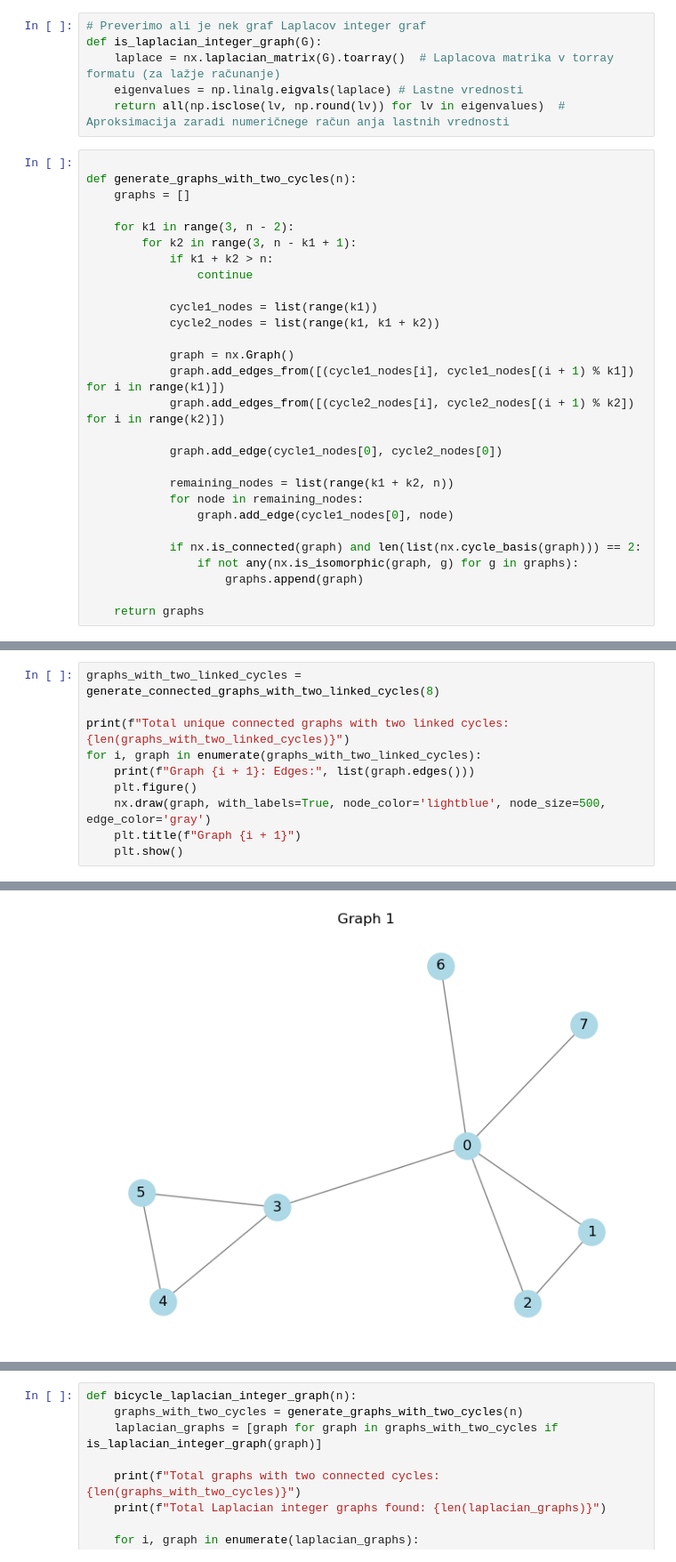
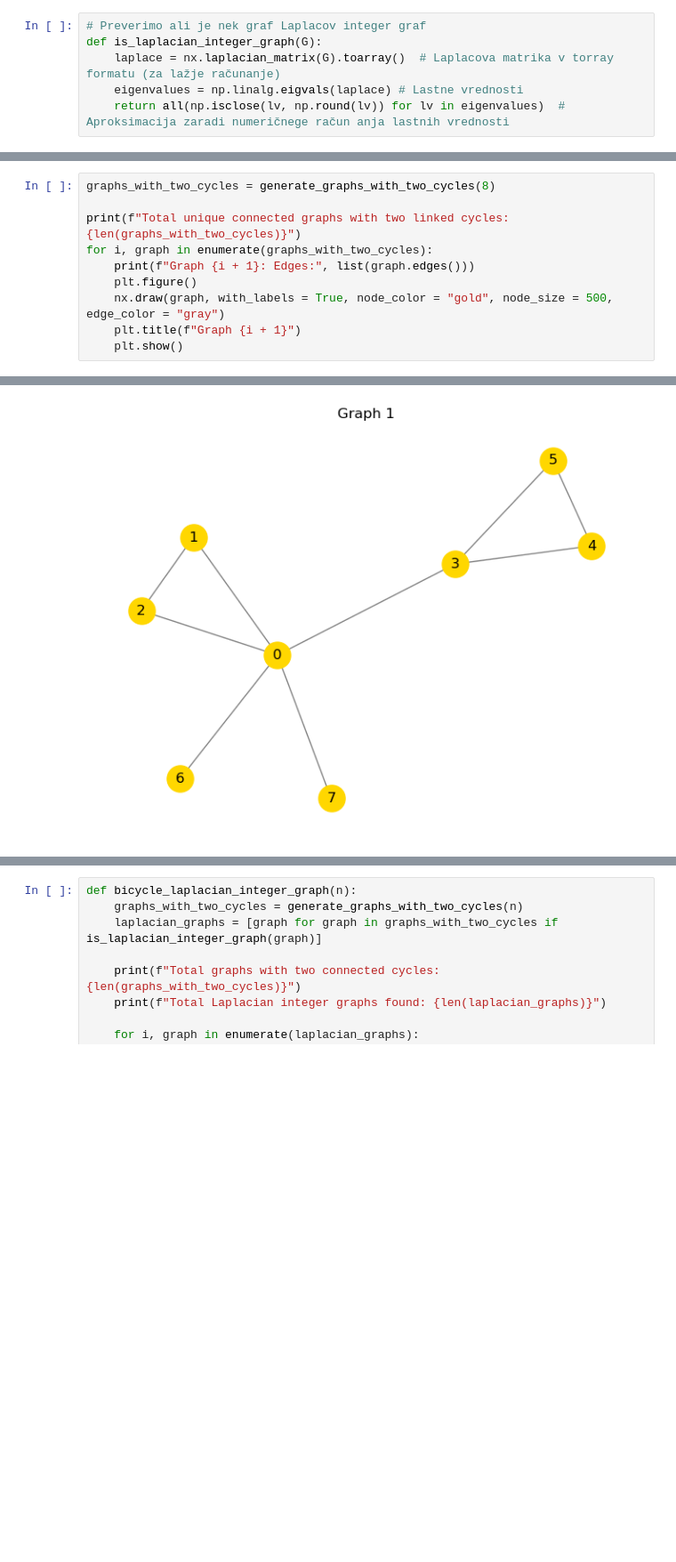
Before and after one commit to oskartezak/Laplacian-integral-graphs, a Jupyter notebook: bicyclic_n10.ipynb, the cells around one changed output, grey strips where cells are left out. Shown: that part at 89% size. Cells and saved outputs as stored; diff of their text form; blank space fills up the shorter version.

```diff
--- a/bicyclic_n10.ipynb
+++ b/bicyclic_n10.ipynb
@@ -9,31 +36,3 @@ def is_laplacian_integer_graph(G):
     laplace = nx.laplacian_matrix(G).toarray()  # Laplacova matrika v torray formatu (za lažje računanje)
     eigenvalues = np.linalg.eigvals(laplace) # Lastne vrednosti
     return all(np.isclose(lv, np.round(lv)) for lv in eigenvalues)  # Aproksimacija zaradi numeričnege račun anja lastnih vrednosti
-# %%
-
-def generate_graphs_with_two_cycles(n):
-    graphs = []
-
-    for k1 in range(3, n - 2):
-        for k2 in range(3, n - k1 + 1):
-            if k1 + k2 > n:
-                continue
-
-            cycle1_nodes = list(range(k1))
-            cycle2_nodes = list(range(k1, k1 + k2))
-
-            graph = nx.Graph()
-            graph.add_edges_from([(cycle1_nodes[i], cycle1_nodes[(i + 1) % k1]) for i in range(k1)])
-            graph.add_edges_from([(cycle2_nodes[i], cycle2_nodes[(i + 1) % k2]) for i in range(k2)])
-
-            graph.add_edge(cycle1_nodes[0], cycle2_nodes[0])
-
-            remaining_nodes = list(range(k1 + k2, n))
-            for node in remaining_nodes:
-                graph.add_edge(cycle1_nodes[0], node)
-
-            if nx.is_connected(graph) and len(list(nx.cycle_basis(graph))) == 2:
-                if not any(nx.is_isomorphic(graph, g) for g in graphs):
-                    graphs.append(graph)
-
-    return graphs
@@ -40,15 +41,15 @@ def generate_graphs_with_two_cycles(n):
 # %%
-graphs_with_two_linked_cycles = generate_connected_graphs_with_two_linked_cycles(8)
+graphs_with_two_cycles = generate_graphs_with_two_cycles(8)
 
-print(f"Total unique connected graphs with two linked cycles: {len(graphs_with_two_linked_cycles)}")
-for i, graph in enumerate(graphs_with_two_linked_cycles):
+print(f"Total unique connected graphs with two linked cycles: {len(graphs_with_two_cycles)}")
+for i, graph in enumerate(graphs_with_two_cycles):
     print(f"Graph {i + 1}: Edges:", list(graph.edges()))
     plt.figure()
-    nx.draw(graph, with_labels=True, node_color='lightblue', node_size=500, edge_color='gray')
+    nx.draw(graph, with_labels = True, node_color = "gold", node_size = 500, edge_color = "gray")
     plt.title(f"Graph {i + 1}")
     plt.show()
 # %% [output]
 Total unique connected graphs with two linked cycles: 5
 Graph 1: Edges: [(0, 1), (0, 2), (0, 3), (0, 6), (0, 7), (1, 2), (3, 4), (3, 5), (4, 5)]
-[figure, old version]
+[figure, new version]
 Graph 2: Edges: [(0, 1), (0, 2), (0, 3), (0, 7), (1, 2), (3, 4), (3, 6), (4, 5), (5, 6)]
```
Also changed, not shown: parts of 4 cells of this notebook.
